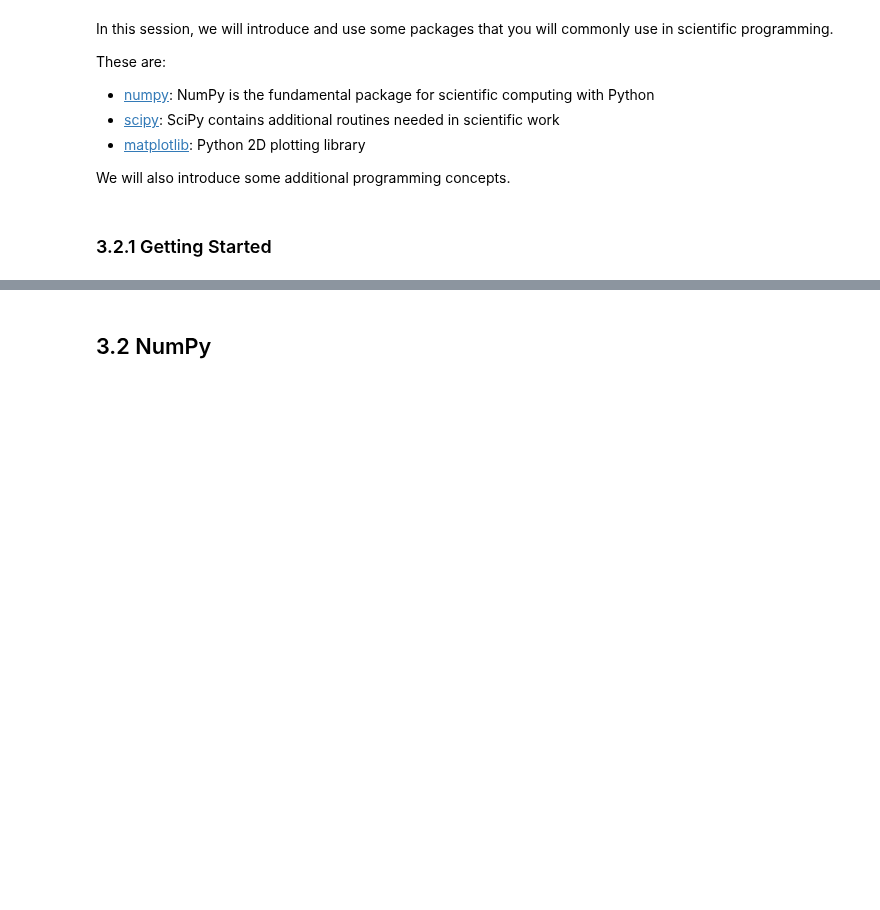
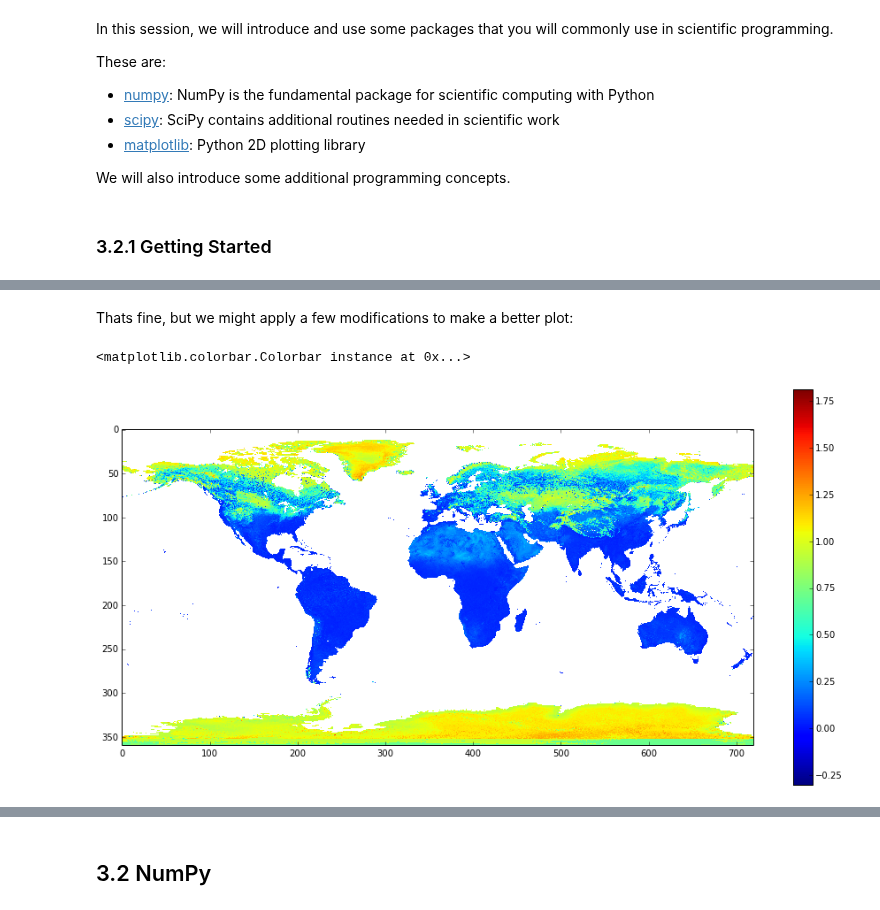
Before and after one commit to profLewis/geogg122, a Jupyter notebook: Chapter3_Scientific_Numerical_Python/Scientific_Numerical_Python.ipynb, the cells around one changed output, grey strips where cells are left out. Saved outputs shown, nothing was run; the diff lists cells and outputs as text; code cells hidden in the pictures; blank space fills up the shorter version.

```diff
--- a/Chapter3_Scientific_Numerical_Python/Scientific_Numerical_Python.ipynb
+++ b/Chapter3_Scientific_Numerical_Python/Scientific_Numerical_Python.ipynb
@@ -48,0 +147,16 @@ http://www.globalbedo.org/GlobAlbedo78/mosaics/2011/0.5/monthly/GlobAlbedo.20110
+# %% [markdown]
+Thats fine, but we might apply a few modifications to make a better plot:
+# %%
+import pylab as plt
+
+# change the figure size
+plt.figure(figsize=(16, 8))
+
+# use nearest neighbour interpolation
+plt.imshow(albedo[0],interpolation='nearest')
+
+# show a colour bar
+plt.colorbar()
+# %% [output]
+<matplotlib.colorbar.Colorbar instance at 0x...>
+[figure, added]
```
Also changed, not shown: parts of 21 cells of this notebook, 21 other files.
